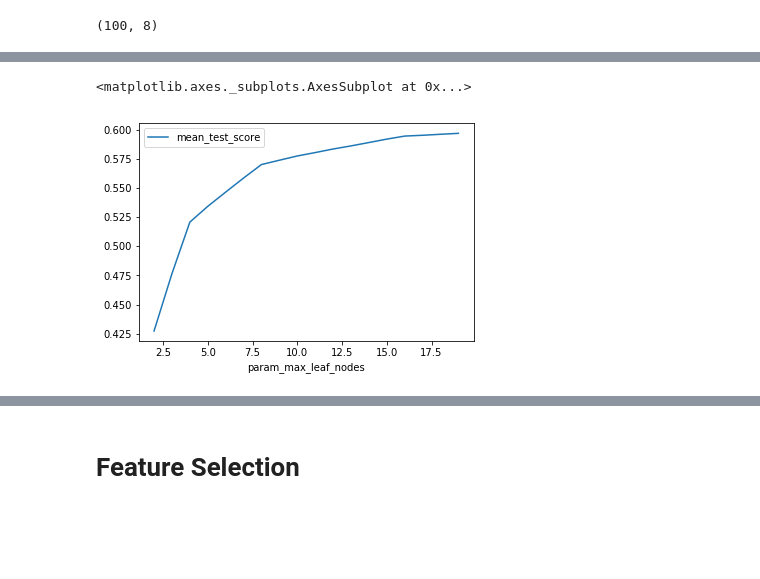
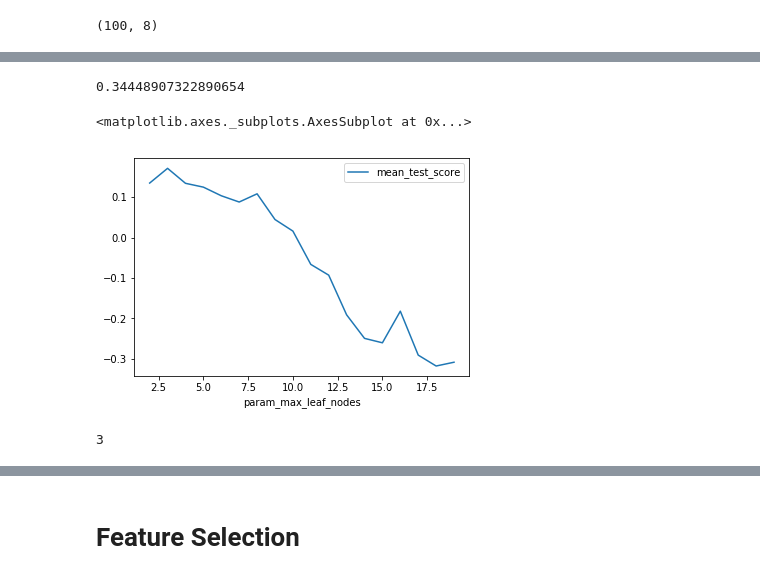
Before and after one commit to amueller/COMS4995-s19, a Jupyter notebook: slides/aml-12-interpretation-feature-selection/aml-12-feature-selection-interpretation.ipynb, the cells around one changed output, grey strips where cells are left out. Saved outputs shown, nothing was run; the diff lists cells and outputs as text; code cells hidden in the pictures; blank space fills up the shorter version.

```diff
--- a/slides/aml-12-interpretation-feature-selection/aml-12-feature-selection-interpretation.ipynb
+++ b/slides/aml-12-interpretation-feature-selection/aml-12-feature-selection-interpretation.ipynb
@@ -20,19 +20,20 @@ n_samples = 100000
 n_informative = 2
 n_correlated_per_inf = 2
 n_noise = 4
-noise_std = .001
-noise_correlated_std = .4
-noise_y = .5
+noise_std = .0001
+noise_correlated_std = .51
+noise_y = .3
 
 
 X_original = rng.uniform(-1, 1, size=(n_samples, n_informative))
-coef = rng.normal(size=n_informative)
+#coef = rng.normal(size=n_informative)
+coef = np.array([-3.2, 1.4])
 y = np.dot(X_original, coef) + rng.normal(scale=noise_y, size=n_samples)
 
 correlated_transform = np.zeros((n_correlated_per_inf * n_informative, n_informative))
 for i in range(n_informative):
     correlated_transform[i * n_correlated_per_inf: (i + 1) * n_correlated_per_inf, i] = rng.normal(size=n_correlated_per_inf)
-X_original += rng.normal(scale=noise_correlated_std, size=X_original.shape)
+X_original += rng.normal(scale=np.array([1, 1]) * noise_correlated_std, size=X_original.shape)
 X_correlated = np.dot(X_original, correlated_transform.T)
 
 X = np.hstack([X_correlated, np.zeros((n_samples, n_noise))])
@@ -162,6 +317,17 @@ res
+# %%
+param_grid = {'max_leaf_nodes': range(2, 20)}
+grid_tree_small = GridSearchCV(DecisionTreeRegressor(), param_grid, cv=10, n_jobs=3)
+grid_tree_small.fit(X_train_small, y_train_small)
+grid_tree_small.score(X_test_small, y_test_small)
+# %% [output]
+0.34448907322890654
 # %%
-res = pd.DataFrame(grid.cv_results_)
+res = pd.DataFrame(grid_tree_small.cv_results_)
 res.plot(x='param_max_leaf_nodes', y='mean_test_score')
 # %% [output]
 <matplotlib.axes._subplots.AxesSubplot at 0x...>
-[figure, old version]
+[figure, new version]
+# %%
+grid_tree_small.best_estimator_.max_leaf_nodes
+# %% [output]
+3
```
Also changed, not shown: parts of 35 cells of this notebook.
